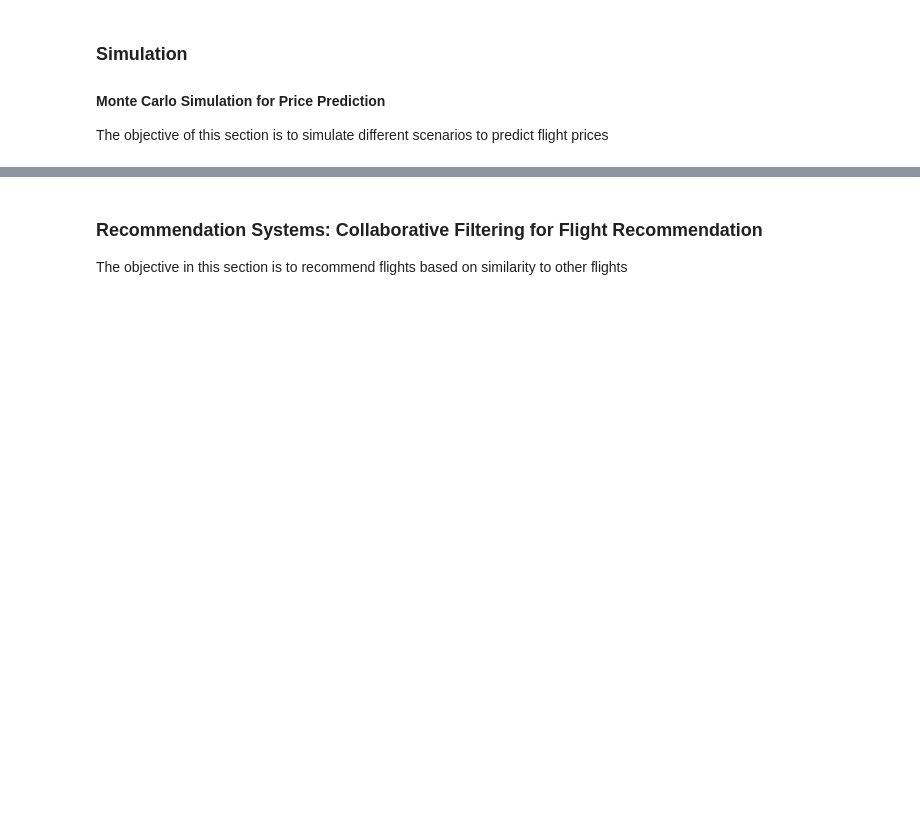
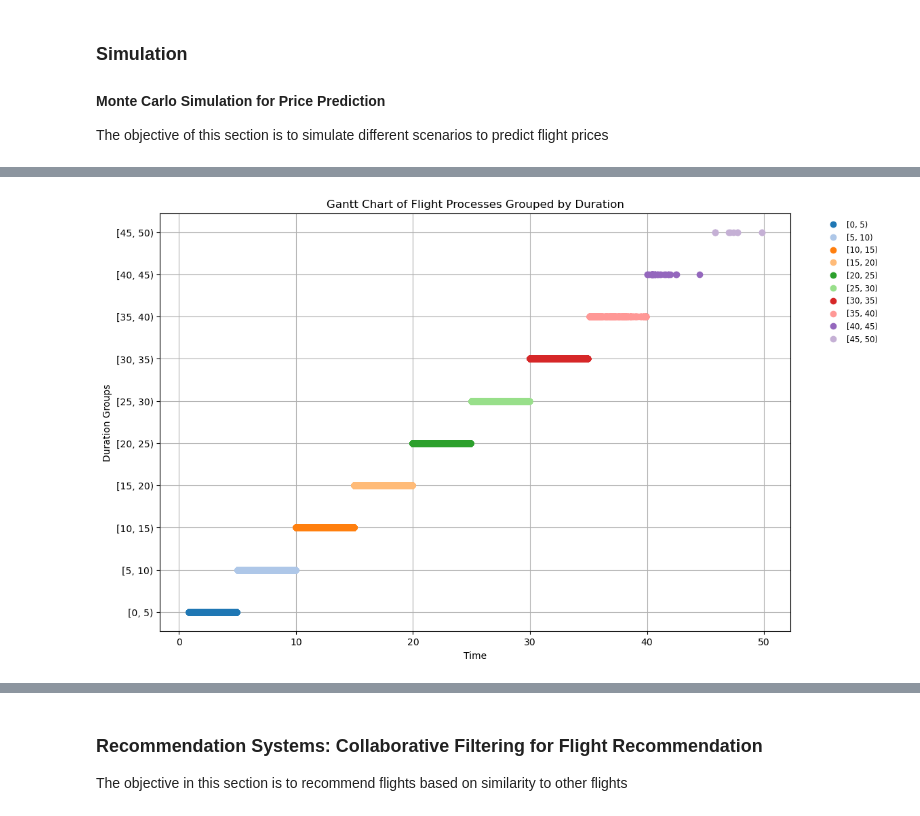
Before and after one commit to r41ss4/rennes_da, a Jupyter notebook: prescriptive_a.ipynb, the cells around one changed output, grey strips where cells are left out. Cells and saved outputs as stored; diff of their text form; code cells hidden in the pictures; blank space fills up the shorter version.

```diff
--- a/prescriptive_a.ipynb
+++ b/prescriptive_a.ipynb
@@ -445,0 +482,7 @@ plt.show()
+# %%
+# Add processes to the environment
+#for i, row in df.iterrows():
+#    env.process(flight_process(env, f'Flight {i}', row['duration']))
+# Add processes to the environment
+for i, row in df.iterrows():
+    env.process(flight_process(env, f'Flight {i}', row['duration'], start_times, end_times))
@@ -445,0 +492,10 @@ plt.show()
+# %%
+# Create a DataFrame for visualization
+gantt_data = pd.DataFrame({
+    'Flight': list(start_times.keys()),
+    'Start': list(start_times.values()),
+    'End': list(end_times.values())
+})
+# %%
+# Ensure there are no zero durations
+gantt_data = gantt_data[gantt_data['End'] > gantt_data['Start']]
@@ -445,0 +518,4 @@ plt.show()
+# %%
+# Group the data by duration intervals of 5
+gantt_data['Duration'] = gantt_data['End'] - gantt_data['Start']
+gantt_data['Duration Group'] = pd.cut(gantt_data['Duration'], bins=range(0, 55, 5), right=False)
@@ -445,0 +538,18 @@ plt.show()
+# %%
+# Plot the Gantt chart with grouped durations
+plt.figure(figsize=(12, 8))
+# Use the same colormap for different colors
+colors = plt.cm.tab20.colors
+for i, (name, group) in enumerate(gantt_data.groupby('Duration Group', observed=True)):
+    plt.plot(group['End'], [i] * len(group), marker='o', linestyle='', color=colors[i % len(colors)], label=f'{name}')
+
+# Customize graphic
+plt.yticks(range(len(gantt_data.groupby('Duration Group', observed=True))), [f'{name}' for name, _ in gantt_data.groupby('Duration Group', observed=True)])
+plt.xlabel('Time')
+plt.ylabel('Duration Groups')
+plt.title('Gantt Chart of Flight Processes Grouped by Duration')
+plt.legend(loc='upper right', bbox_to_anchor=(1.15, 1), ncol=1, fontsize='small', frameon=False)
+plt.grid(True)
+plt.show()
+# %% [output]
+[figure, added]
```
Also changed, not shown: parts of 45 cells of this notebook.
